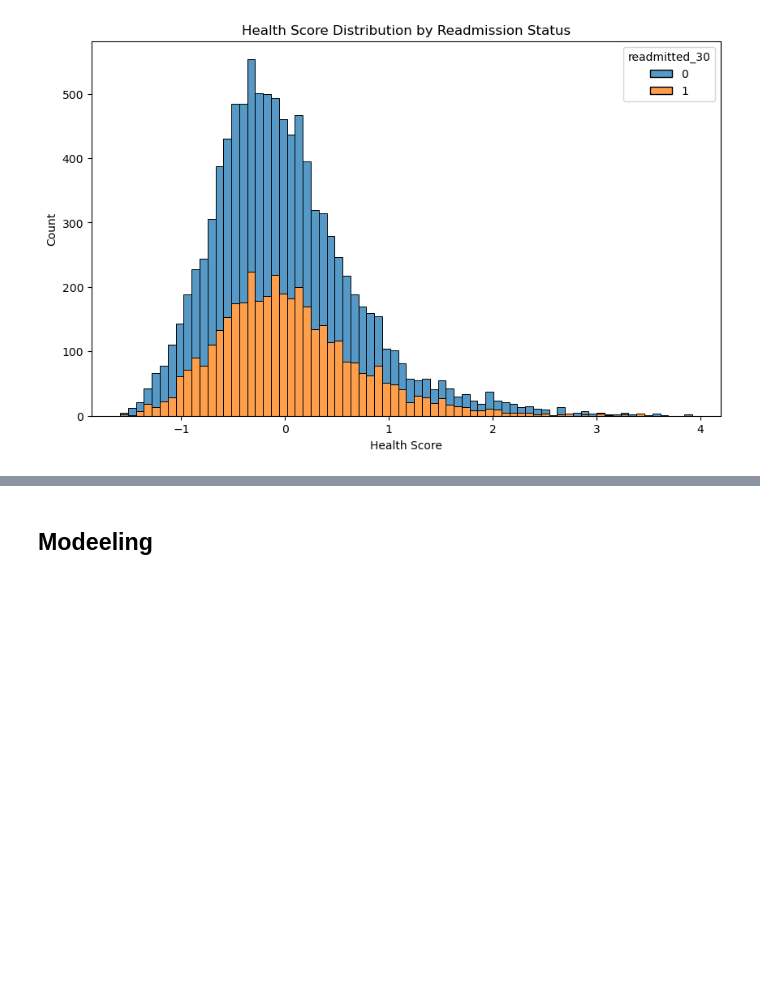
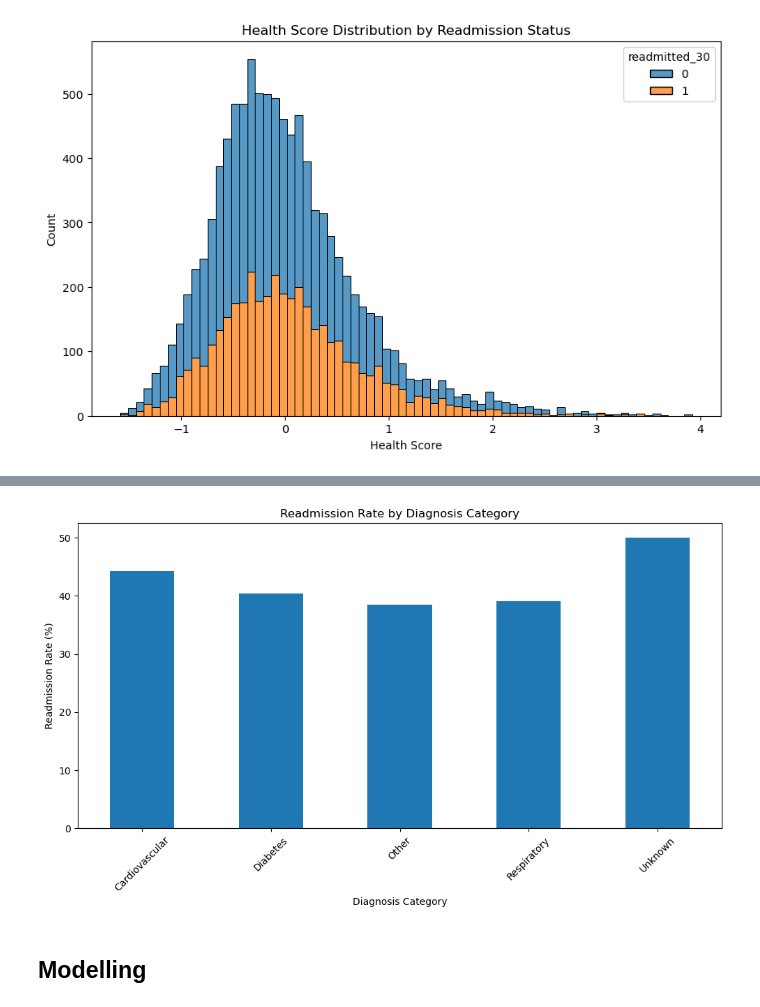
Before and after one commit to varunmohta/6862_Proj, a Jupyter notebook: 6862_proj_v2.ipynb, the cells around one changed output, grey strips where cells are left out. Drawn from its saved outputs; the diff is of its cells as text; code cells hidden in the pictures; blank space fills up the shorter version.

```diff
--- a/6862_proj_v2.ipynb
+++ b/6862_proj_v2.ipynb
@@ -311,2 +231,36 @@ Requirement already satisfied: scipy in /opt/anaconda3/lib/python3.12/site-packa
+# %%
+# Interaction features
+df['procedure_medication_interaction'] = df['num_procedures'] * df['total_medications']
+df['lab_medication_interaction'] = df['num_lab_procedures'] * df['total_medications']
+
+ # Medical complexity score incorporating diagnosis category
+df['medical_complexity'] = (
+    df['num_lab_procedures'] * 0.4 +
+    df['num_procedures'] * 0.3 +
+    df['total_medications'] * 0.3 +
+    (df['diag_cat_Diabetes'].fillna(0) * 0.2) +  # Extra weight for diabetes diagnosis
+    (df['diag_cat_Cardiovascular'].fillna(0) * 0.2)  # Extra weight for cardiovascular diagnosis
+)
+
+# Diagnosis severity indicator
+df['diagnosis_severity'] = (
+    (df['diag_cat_Diabetes'].fillna(0) * 3) +
+    (df['diag_cat_Cardiovascular'].fillna(0) * 2) +
+    (df['diag_cat_Respiratory'].fillna(0) * 2) +
+    (df['diag_cat_Other'].fillna(0) * 1)
+)
+# %%
+# Show relationship between diagnosis category and readmission
+plt.figure(figsize=(10, 6))
+readmission_by_diagnosis = df.groupby('primary_diagnosis_category')['readmitted_30'].mean() * 100
+readmission_by_diagnosis.plot(kind='bar')
+plt.title('Readmission Rate by Diagnosis Category')
+plt.xlabel('Diagnosis Category')
+plt.ylabel('Readmission Rate (%)')
+plt.xticks(rotation=45)
+plt.tight_layout()
+plt.show()
+# %% [output]
+[figure, added]
 # %% [markdown]
-##  Modeeling
+## Modelling
```
Also changed, not shown: parts of 17 cells of this notebook.
